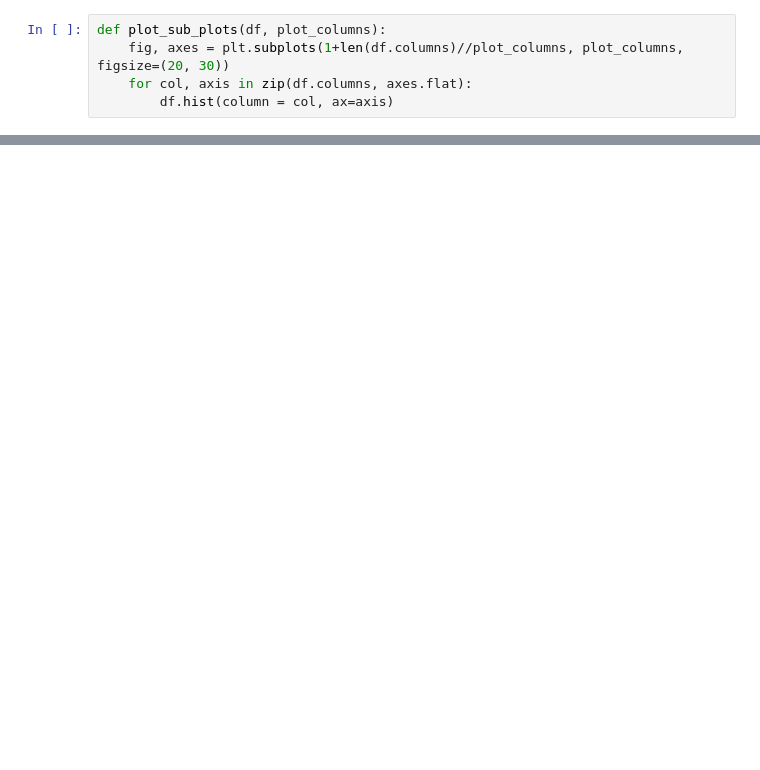
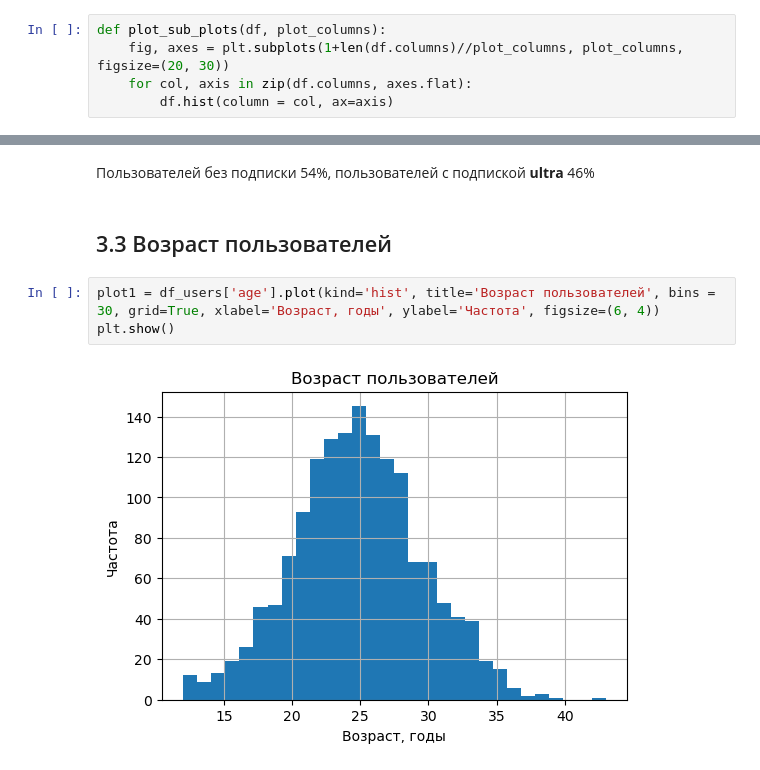
Before and after one commit to theotheo46/ds, a Jupyter notebook: users_go.ipynb, the cells around one changed output, grey strips where cells are left out. Saved outputs shown, nothing was run; the diff lists cells and outputs as text; blank space fills up the shorter version.

```diff
--- a/users_go.ipynb
+++ b/users_go.ipynb
@@ -226,0 +236,9 @@ Name: distance, Length: 6500, dtype: float64
+# %% [markdown]
+Пользователей без подписки 54%, пользователей с подпиской **ultra** 46%
+# %% [markdown]
+## 3.3 Возраст пользователей
+# %%
+plot1 = df_users['age'].plot(kind='hist', title='Возраст пользователей', bins = 30, grid=True, xlabel='Возраст, годы', ylabel='Частота', figsize=(6, 4))
+plt.show()
+# %% [output]
+[figure, added]
```
Also changed, not shown: parts of 101 cells of this notebook.
